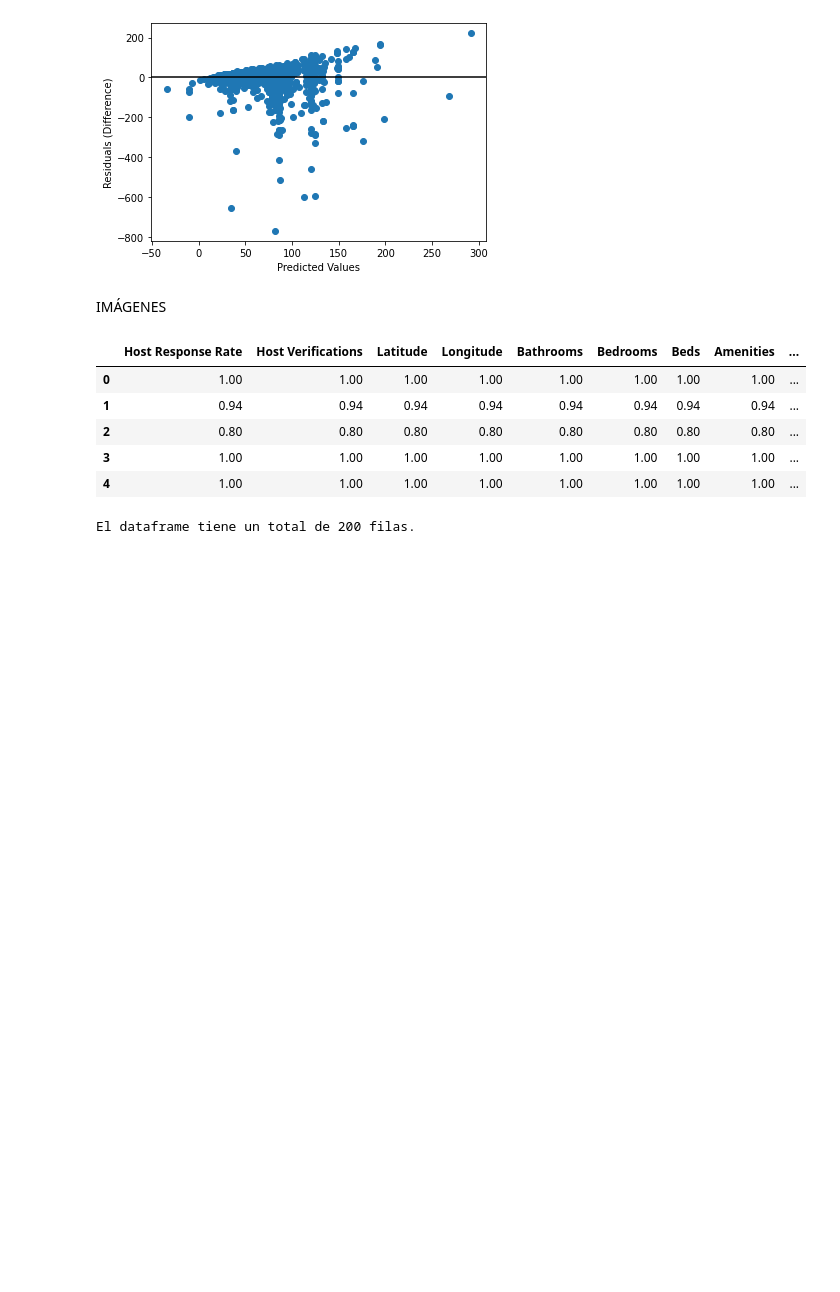
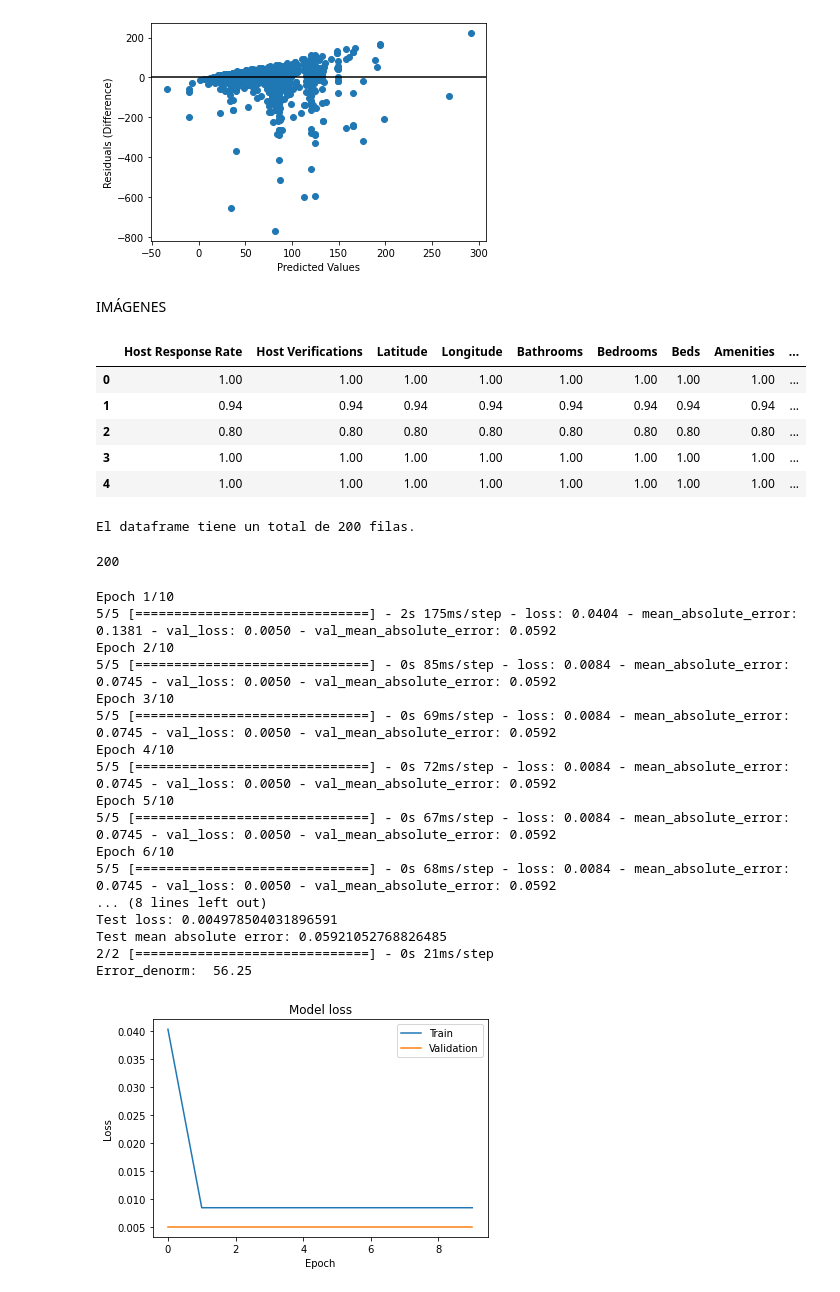
Before and after one commit to n1rocket/deep_learning_armandobueno, a Jupyter notebook: Práctica/armando_bueno_practica.ipynb, the cells around one changed output. Saved outputs shown, nothing was run; the diff lists cells and outputs as text; code cells hidden in the pictures; blank space fills up the shorter version.

```diff
--- a/Práctica/armando_bueno_practica.ipynb
+++ b/Práctica/armando_bueno_practica.ipynb
@@ -1344,51 +1328,94 @@ final_data.head()
 print(f'El dataframe tiene un total de {len(final_data)} filas.')
 # %% [output]
 El dataframe tiene un total de 200 filas.
+# %%
+len(images)
+# %% [output]
+200
+# %%
+# Preparamos la separación
+y_final_data_full = final_data["Price"]
+X_final_data_full = images
+# %%
+# Obtener y preprocesar los datos
+
+# Dividimos el conjunto de training en training y test #(X)
+X_train, X_test, y_train, y_test = train_test_split(X_final_data_full, y_final_data_full, test_size=0.2, random_state=42)
+
+# Normalizamos los datos en el rango de 0-1 para que computacionalmente sea más eficiente el proceso #(X)
+# Usamos el precio máximo de las etiquetas
+y_train, y_test = y_train / max_price, y_test / max_price
+
+
+x_train = X_train.astype('float32') / 255.0
+x_test = X_test.astype('float32') / 255.0
 # %%
 import numpy as np
 import keras
 from keras.models import Sequential
 from keras.layers import Dense, Conv2D, MaxPooling2D, Flatten, Dropout
 
-# Obtener y preprocesar los datos
-# Preparamos la separación
-y_final_data_full = final_data["Price"]
-X_final_data_full = final_data["Thumbnail Url"]
-
-# Dividimos el conjunto de training en training y test #(X)
-X_train, X_test, y_train, y_test = train_test_split(X_data_full, X_final_data_full, test_size=0.2, random_state=42)
-
-# Normalizamos los datos en el rango de 0-1 para que computacionalmente sea más eficiente el proceso #(X)
-# Usamos el precio máximo de las etiquetas
-y_train, y_test = y_train / max_price, y_test / max_price
-
-
-x_train = X_train.astype('float32') / 255.0
-x_test = X_test.astype('float32') / 255.0
-
 # Definir la arquitectura de la CNN
 model = Sequential()
-model.add(Conv2D(32, (3, 3), activation='relu', input_shape=(256, 256, 3)))
+model.add(Conv2D(32, (3, 3), activation='relu', input_shape=(224, 224, 3)))
 model.add(MaxPooling2D(pool_size=(2, 2)))
 model.add(Dropout(0.25))
 model.add(Conv2D(64, (3, 3), activation='relu'))
 model.add(MaxPooling2D(pool_size=(2, 2)))
 model.add(Dropout(0.25))
 model.add(Flatten())
 model.add(Dense(128, activation='relu'))
 model.add(Dropout(0.5))
 model.add(Dense(1, activation='sigmoid'))
 
 # Compilar el modelo
 model.compile(loss='mean_squared_error', optimizer='adam', metrics=['mean_absolute_error'])
 
 # Entrenar el modelo
 history = model.fit(x_train, y_train, batch_size=32, epochs=10, validation_data=(x_test, y_test))
 
 # Evaluar el modelo
 score = model.evaluate(x_test, y_test, verbose=0)
 print('Test loss:', score[0])
 print('Test mean absolute error:', score[1])
 
 # Usar el modelo para predecir precios de alquiler
 y_pred = model.predict(x_test)
+
+#mse = np.mean((y_pred - y_test)**2)
+#print('MSE:', mse)
+
+y_pred_denorm = y_pred[:, 0] * max_price
+y_test_denorm = y_test * max_price
+
+error_denorm = np.abs(y_pred_denorm - y_test_denorm)
+
+print("Error_denorm: ", np.mean(error_denorm))
+
+# Graficar la pérdida de entrenamiento y validación
+plt.plot(history.history['loss'])
+plt.plot(history.history['val_loss'])
+plt.title('Model loss')
+plt.ylabel('Loss')
+plt.xlabel('Epoch')
+plt.legend(['Train', 'Validation'], loc='upper right')
+plt.show()
+# %% [output]
+Epoch 1/10
+5/5 [==============================] - 2s 175ms/step - loss: 0.0404 - mean_absolute_error: 0.1381 - val_loss: 0.0050 - val_mean_absolute_error: 0.0592
+Epoch 2/10
+5/5 [==============================] - 0s 85ms/step - loss: 0.0084 - mean_absolute_error: 0.0745 - val_loss: 0.0050 - val_mean_absolute_error: 0.0592
+Epoch 3/10
+5/5 [==============================] - 0s 69ms/step - loss: 0.0084 - mean_absolute_error: 0.0745 - val_loss: 0.0050 - val_mean_absolute_error: 0.0592
+Epoch 4/10
+5/5 [==============================] - 0s 72ms/step - loss: 0.0084 - mean_absolute_error: 0.0745 - val_loss: 0.0050 - val_mean_absolute_error: 0.0592
+Epoch 5/10
+5/5 [==============================] - 0s 67ms/step - loss: 0.0084 - mean_absolute_error: 0.0745 - val_loss: 0.0050 - val_mean_absolute_error: 0.0592
+Epoch 6/10
+5/5 [==============================] - 0s 68ms/step - loss: 0.0084 - mean_absolute_error: 0.0745 - val_loss: 0.0050 - val_mean_absolute_error: 0.0592
+... (8 lines left out)
+Test loss: 0.004978504031896591
+Test mean absolute error: 0.05921052768826485
+2/2 [==============================] - 0s 21ms/step
+Error_denorm:  56.25
+[figure, added]
```
Also changed, not shown: parts of 5 cells of this notebook.
